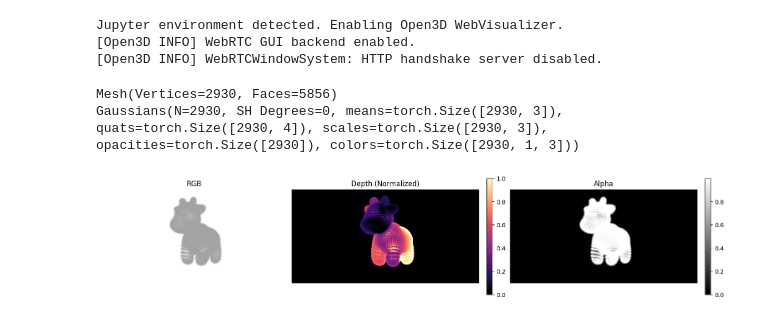
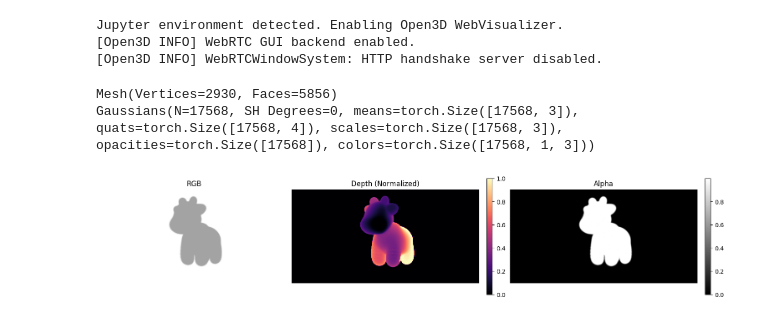
Before and after one commit to PeizhiYan/gmesh, a Jupyter notebook: examples/example-2 - gaussian splatting.ipynb, the cells around one changed output. Cells and saved outputs as stored; diff of their text form; code cells hidden in the pictures.

```diff
--- a/examples/example-2 - gaussian splatting.ipynb
+++ b/examples/example-2 - gaussian splatting.ipynb
@@ -40,33 +40,33 @@ rotation_matrix = torch.tensor([
 
 # convert from numpy arrays to tensors
 vertices = torch.from_numpy(vertices).float().to(device) @ rotation_matrix.T  # [V, 3]
 faces = torch.from_numpy(faces).to(device) # [F, 3]
 
 # create to Mesh object
 mesh = Mesh(verts=vertices, faces=faces)
 print(mesh)
 
 # convert mesh to 3D Gaussians objcet
-gaussians = mesh_to_gaussians(mesh=mesh, method='vertex', trainable=False)
+gaussians = mesh_to_gaussians(mesh=mesh, method='facet3', trainable=False)
 print(gaussians)
 
 # create the camera
 camera = PerspectiveCamera(
     image_width=1024, image_height=512, fov_x=40, fov_y=20, z_near=0.1, z_far=100, device=device
 )
 
 # create the 3DGS rasterizer
 gaussian_rasterizer = GaussianRasterizer(camera=camera)
 
 # set camera pose (yaw, pitch, roll, dx, dy, dz)
 camera_pose = torch.tensor([[0,0,0,0,0,7.0]]).float().to(device)
 
 # render the 3D Gaussians
 rgb, depth, alpha = gaussian_rasterizer.rasterize(gaussians=gaussians, camera_pose=camera_pose)
 
 # visualize the rendering
 visualize_rgbd_alpha(rgb, depth, alpha)
 # %% [output]
 Mesh(Vertices=2930, Faces=5856)
-Gaussians(N=2930, SH Degrees=0, means=torch.Size([2930, 3]), quats=torch.Size([2930, 4]), scales=torch.Size([2930, 3]), opacities=torch.Size([2930]), colors=torch.Size([2930, 1, 3]))
+Gaussians(N=17568, SH Degrees=0, means=torch.Size([17568, 3]), quats=torch.Size([17568, 4]), scales=torch.Size([17568, 3]), opacities=torch.Size([17568]), colors=torch.Size([17568, 1, 3]))
-[figure, old version]
+[figure, new version]
```
Also changed, not shown: 5 other files.
